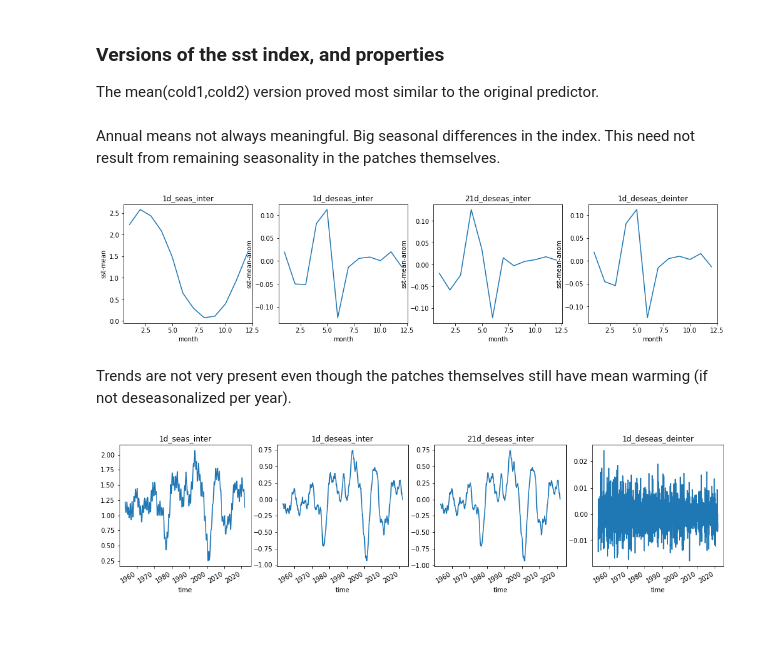
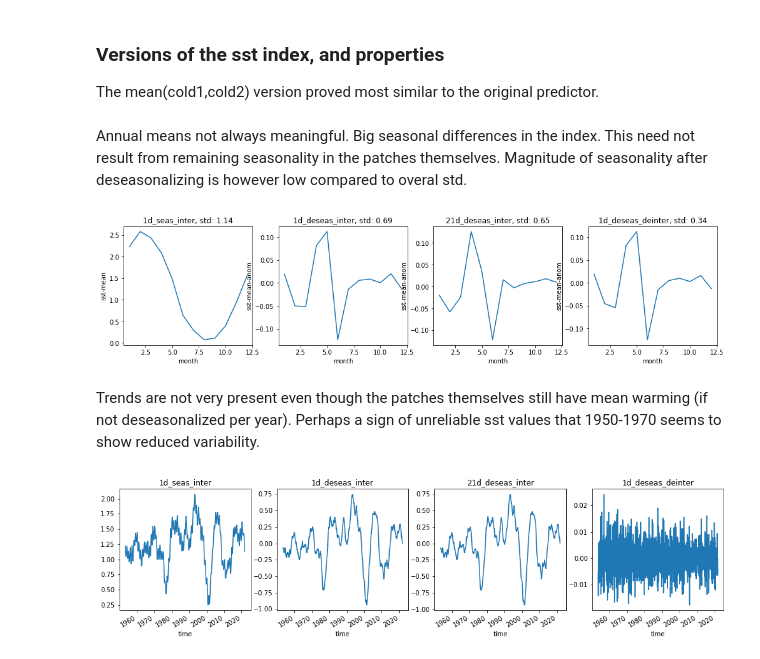
Before and after one commit to chiemvs/telegates, a Jupyter notebook: Explore.ipynb, the cells around one changed output. Cells and saved outputs as stored; diff of their text form; code cells hidden in the pictures; blank space fills up the shorter version.

```diff
--- a/Explore.ipynb
+++ b/Explore.ipynb
@@ -207,17 +208,18 @@ indices = {'1d_seas_inter':index,
           }
 # %% [markdown]
 Annual means not always meaningful. Big seasonal differences in the index. This need not result from remaining seasonality in the patches themselves.
+Magnitude of seasonality after deseasonalizing is however low compared to overal std.
 # %%
 fig, axes = plt.subplots(ncols = len(indices), figsize = (17,3.5))
 
 for i, (key,idx) in enumerate(indices.items()):
     ax = axes[i]
     idx.groupby(idx.time.dt.month).mean().plot(ax = ax)
-    ax.set_title(key)
+    ax.set_title(f'{key}, std: {np.round(float(idx.std()),2)}')
 # %% [output]
-[figure, old version]
+[figure, new version]
 # %% [markdown]
-Trends are not very present even though the patches themselves still have mean warming (if not deseasonalized per year).
+Trends are not very present even though the patches themselves still have mean warming (if not deseasonalized per year). Perhaps a sign of unreliable sst values that 1950-1970 seems to show reduced variability.
 # %%
 fig, axes = plt.subplots(ncols = len(indices), figsize = (17,3.5))
 
```
Also changed, not shown: parts of 30 cells of this notebook, 1 other file.
